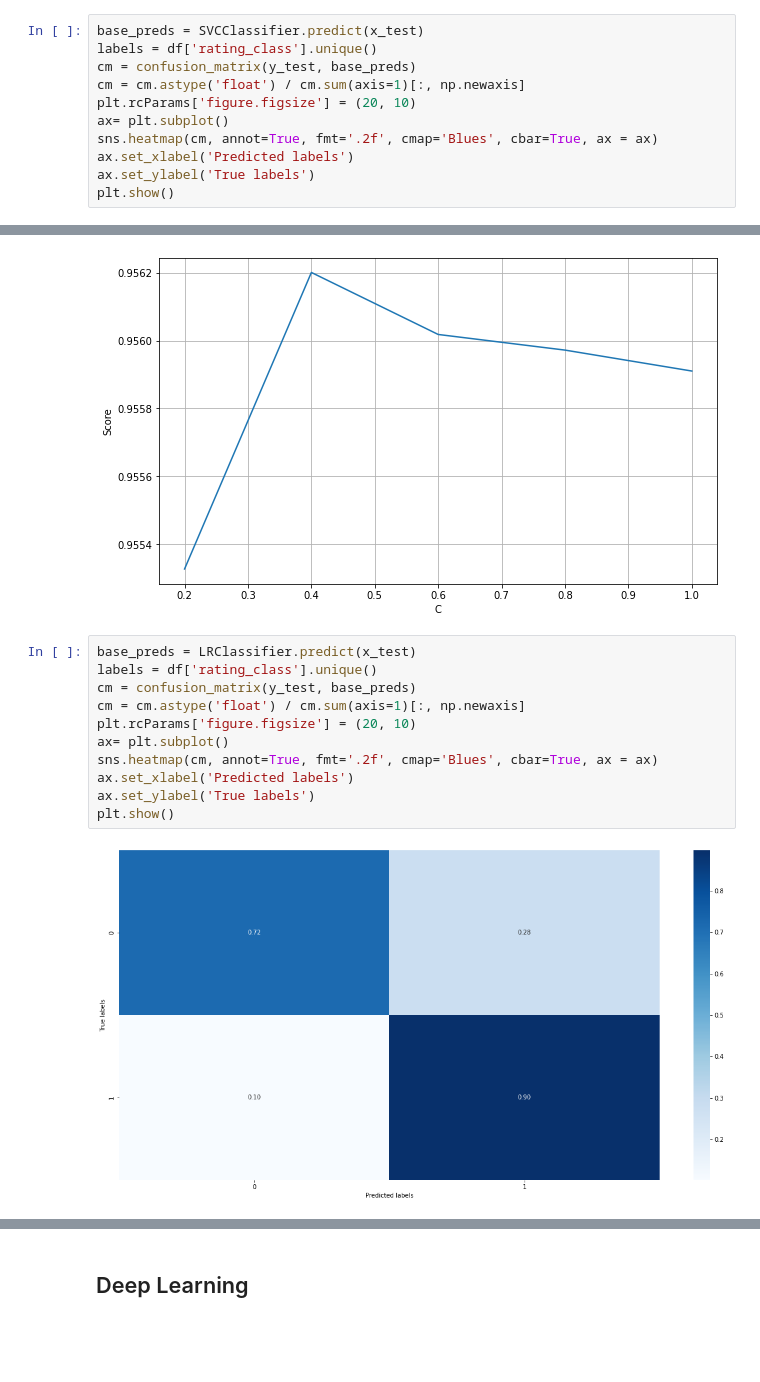
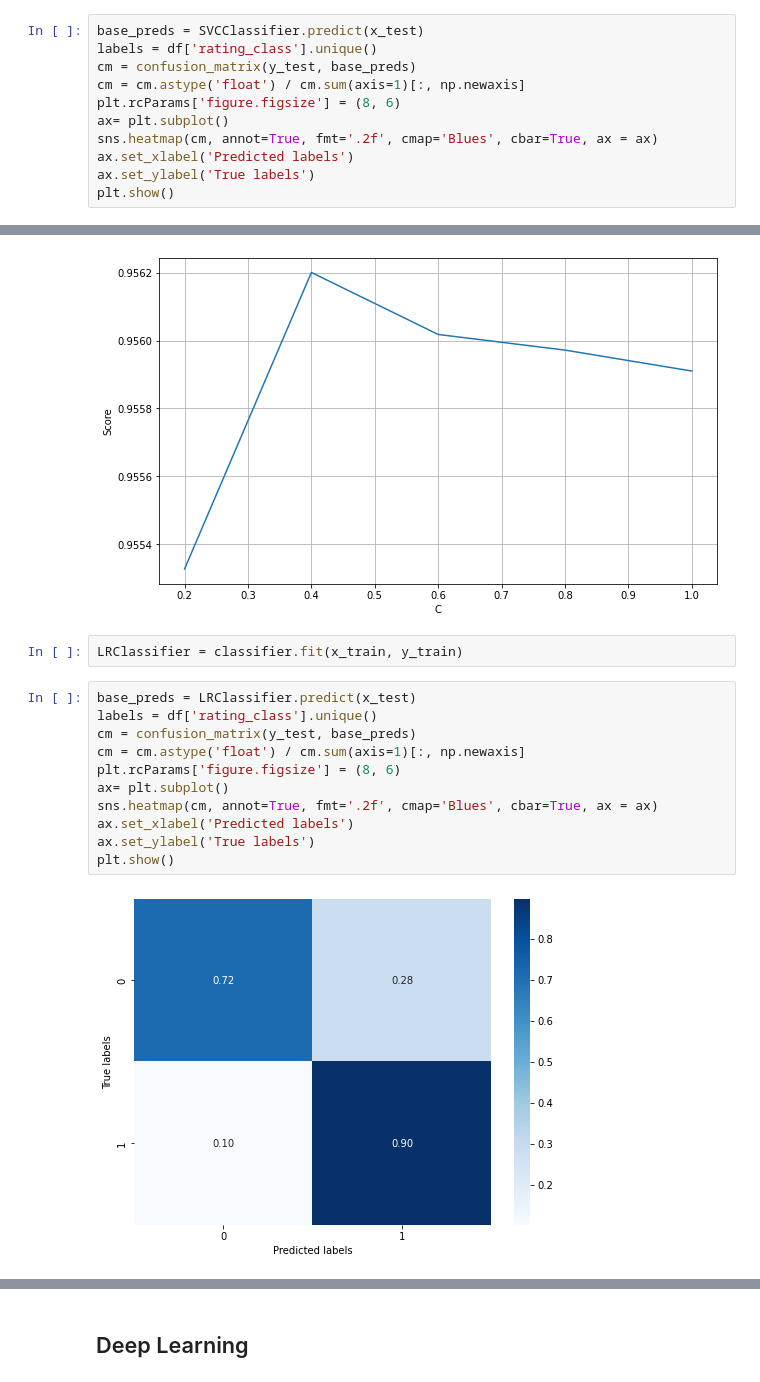
Before and after one commit to bachhvu/Amazon-NLP, a Jupyter notebook: Model Development.ipynb, the cells around one changed output, grey strips where cells are left out. Cells and saved outputs as stored; diff of their text form; blank space fills up the shorter version.

```diff
--- a/Model Development.ipynb
+++ b/Model Development.ipynb
@@ -281,7 +282,7 @@ base_preds = SVCClassifier.predict(x_test)
 labels = df['rating_class'].unique()
 cm = confusion_matrix(y_test, base_preds)
 cm = cm.astype('float') / cm.sum(axis=1)[:, np.newaxis]
-plt.rcParams['figure.figsize'] = (20, 10)
+plt.rcParams['figure.figsize'] = (8, 6)
 ax= plt.subplot()
 sns.heatmap(cm, annot=True, fmt='.2f', cmap='Blues', cbar=True, ax = ax)
 ax.set_xlabel('Predicted labels')
@@ -343,16 +344,18 @@ print(LRClassifier.cv_results_['std_test_score'][LRClassifier.best_index_])
 0.9562008281089799
 0.004140042434646349
 [figure]
+# %%
+LRClassifier = classifier.fit(x_train, y_train)
 # %%
 base_preds = LRClassifier.predict(x_test)
 labels = df['rating_class'].unique()
 cm = confusion_matrix(y_test, base_preds)
 cm = cm.astype('float') / cm.sum(axis=1)[:, np.newaxis]
-plt.rcParams['figure.figsize'] = (20, 10)
+plt.rcParams['figure.figsize'] = (8, 6)
 ax= plt.subplot()
 sns.heatmap(cm, annot=True, fmt='.2f', cmap='Blues', cbar=True, ax = ax)
 ax.set_xlabel('Predicted labels')
 ax.set_ylabel('True labels')
 plt.show()
 # %% [output]
-[figure, old version]
+[figure, new version]
```
Also changed, not shown: parts of 12 cells of this notebook.
